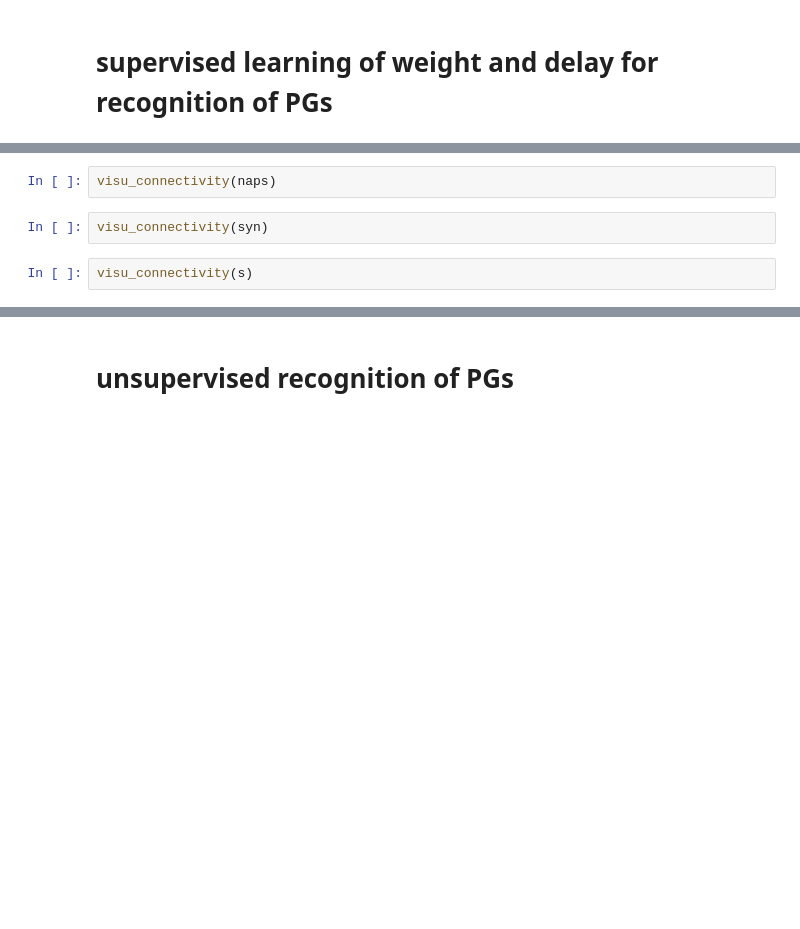
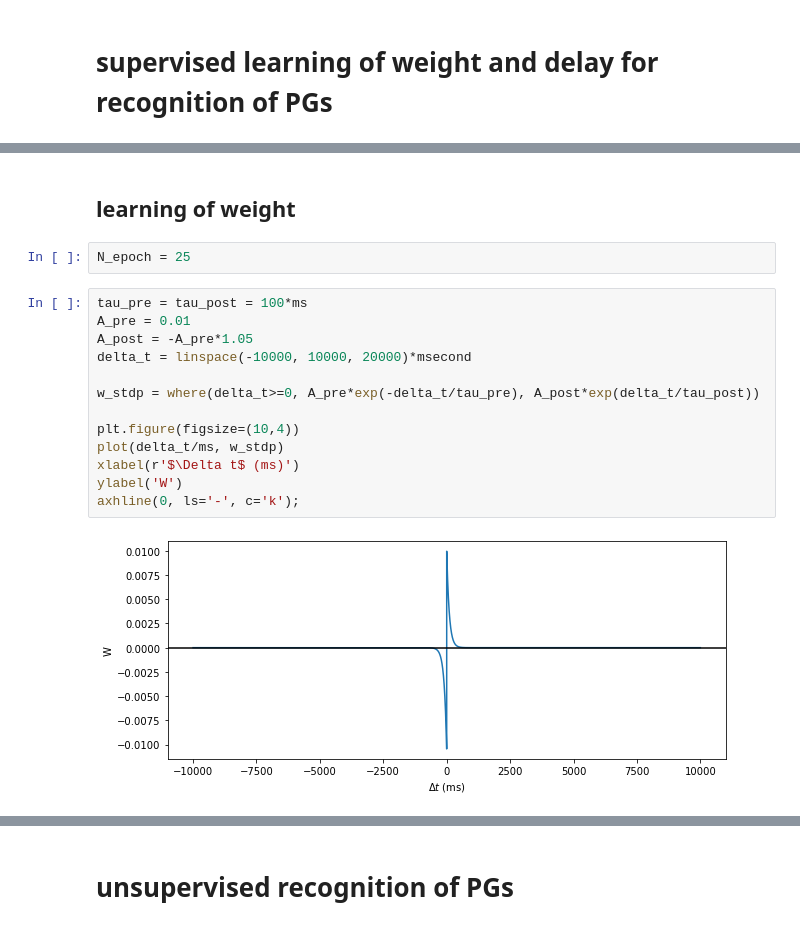
Before and after one commit to camillebesnainou/2022-01-10-polychrony, a Jupyter notebook: 2022-03-02-herewegoagain.ipynb, the cells around one changed output, grey strips where cells are left out. Cells and saved outputs as stored; diff of their text form; blank space fills up the shorter version.

```diff
--- a/2022-03-02-herewegoagain.ipynb
+++ b/2022-03-02-herewegoagain.ipynb
@@ -384,6 +246,19 @@ def visu_connectivity(S):
-# %%
-visu_connectivity(naps)
-# %%
-visu_connectivity(syn)
-# %%
-visu_connectivity(s)
+# %% [markdown]
+## learning of weight
+# %%
+N_epoch = 25
+# %%
+tau_pre = tau_post = 100*ms
+A_pre = 0.01
+A_post = -A_pre*1.05
+delta_t = linspace(-10000, 10000, 20000)*msecond
+
+w_stdp = where(delta_t>=0, A_pre*exp(-delta_t/tau_pre), A_post*exp(delta_t/tau_post))
+
+plt.figure(figsize=(10,4))
+plot(delta_t/ms, w_stdp)
+xlabel(r'$\Delta t$ (ms)')
+ylabel('W')
+axhline(0, ls='-', c='k');
+# %% [output]
+[figure, added]
```
Also changed, not shown: parts of 61 cells of this notebook.
